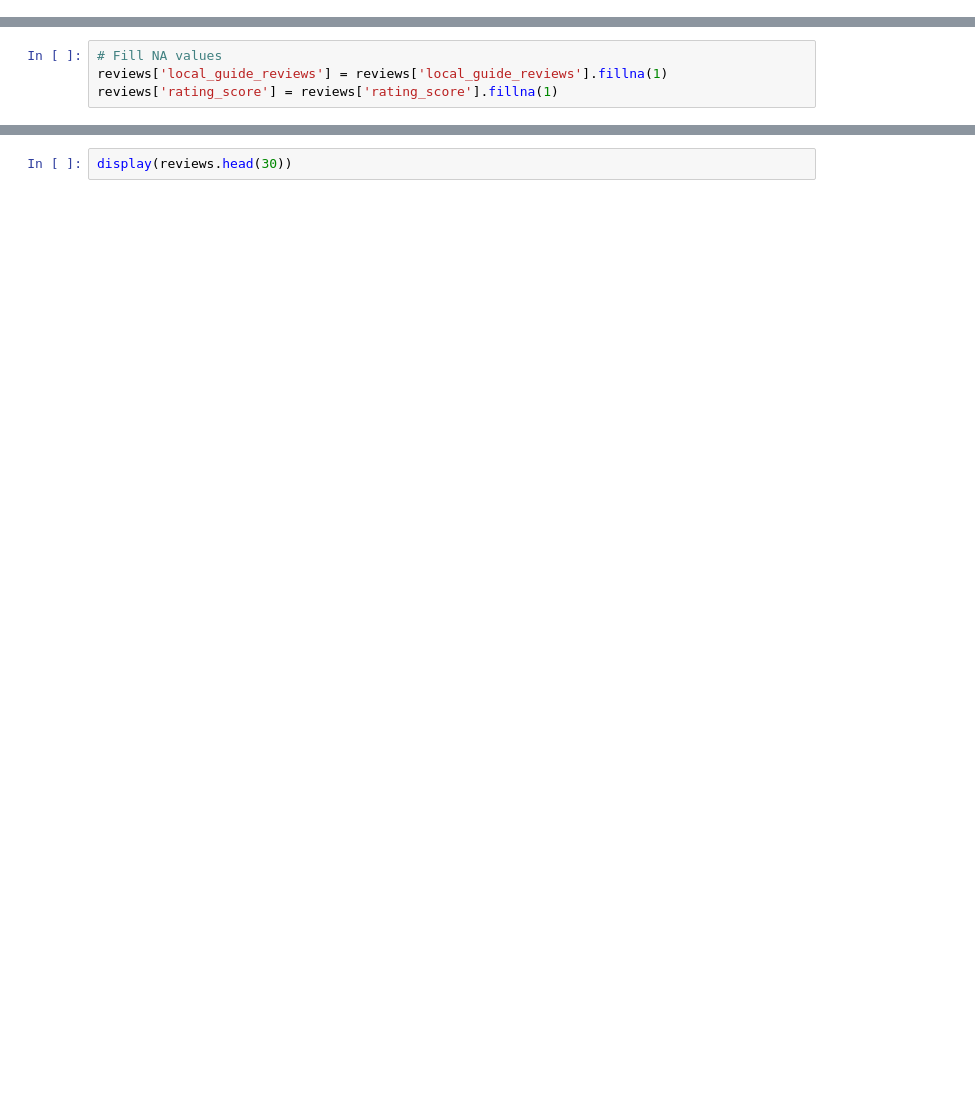
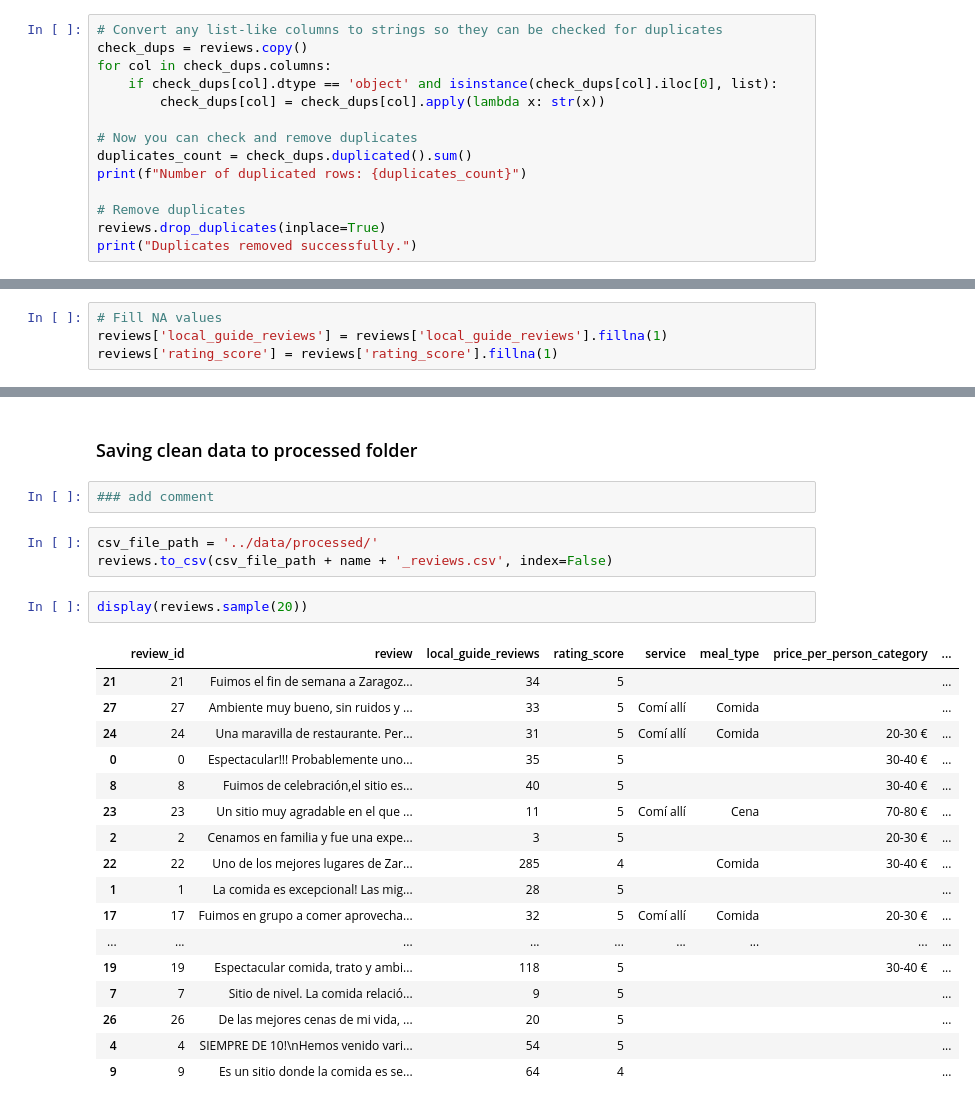
Before and after one commit to EAlmazanG/sensentiment-analysis-reviews, a Jupyter notebook: notebooks/data_cleaning.ipynb, the cells around one changed output, grey strips where cells are left out. Saved outputs shown, nothing was run; the diff lists cells and outputs as text; blank space fills up the shorter version.

Commit message:
add comments and clean notebook

```diff
--- a/notebooks/data_cleaning.ipynb
+++ b/notebooks/data_cleaning.ipynb
@@ -93,0 +128,14 @@ def convertToDate(date_text):
+# %%
+# Convert any list-like columns to strings so they can be checked for duplicates
+check_dups = reviews.copy()
+for col in check_dups.columns:
+    if check_dups[col].dtype == 'object' and isinstance(check_dups[col].iloc[0], list):
+        check_dups[col] = check_dups[col].apply(lambda x: str(x))
+
+# Now you can check and remove duplicates
+duplicates_count = check_dups.duplicated().sum()
+print(f"Number of duplicated rows: {duplicates_count}")
+
+# Remove duplicates
+reviews.drop_duplicates(inplace=True)
+print("Duplicates removed successfully.")
@@ -117,2 +246,27 @@ reviews['rating_score'] = reviews['rating_score'].fillna(1)
+# %% [markdown]
+### Saving clean data to processed folder
+# %%
+### add comment
+# %%
+csv_file_path = '../data/processed/'
+reviews.to_csv(csv_file_path + name + '_reviews.csv', index=False)
 # %%
-display(reviews.head(30))
+display(reviews.sample(20))
+# %% [output]
+|  | review_id | review | local_guide_reviews | rating_score | service | meal_type | price_per_person_category | ... |
+| 21 | 21 | Fuimos el fin de semana a Zaragoz... | 34 | 5 |  |  |  | ... |
+| 27 | 27 | Ambiente muy bueno, sin ruidos y ... | 33 | 5 | Comí allí | Comida |  | ... |
+| 24 | 24 | Una maravilla de restaurante. Per... | 31 | 5 | Comí allí | Comida | 20-30 € | ... |
+| 0 | 0 | Espectacular!!! Probablemente uno... | 35 | 5 |  |  | 30-40 € | ... |
+| 8 | 8 | Fuimos de celebración,el sitio es... | 40 | 5 |  |  | 30-40 € | ... |
+| 23 | 23 | Un sitio muy agradable en el que ... | 11 | 5 | Comí allí | Cena | 70-80 € | ... |
+| 2 | 2 | Cenamos en familia y fue una expe... | 3 | 5 |  |  | 20-30 € | ... |
+| 22 | 22 | Uno de los mejores lugares de Zar... | 285 | 4 |  | Comida | 30-40 € | ... |
+| 1 | 1 | La comida es excepcional! Las mig... | 28 | 5 |  |  |  | ... |
+| 17 | 17 | Fuimos en grupo a comer aprovecha... | 32 | 5 | Comí allí | Comida | 20-30 € | ... |
+| ... | ... | ... | ... | ... | ... | ... | ... | ... |
+| 19 | 19 | Espectacular comida, trato y ambi... | 118 | 5 |  |  | 30-40 € | ... |
+| 7 | 7 | Sitio de nivel. La comida relació... | 9 | 5 |  |  |  | ... |
+| 26 | 26 | De las mejores cenas de mi vida, ... | 20 | 5 |  |  |  | ... |
+| 4 | 4 | SIEMPRE DE 10!\nHemos venido vari... | 54 | 5 |  |  |  | ... |
+| 9 | 9 | Es un sitio donde la comida es se... | 64 | 4 |  |  |  | ... |
```
Also changed, not shown: parts of 21 cells of this notebook, 2 other files.
